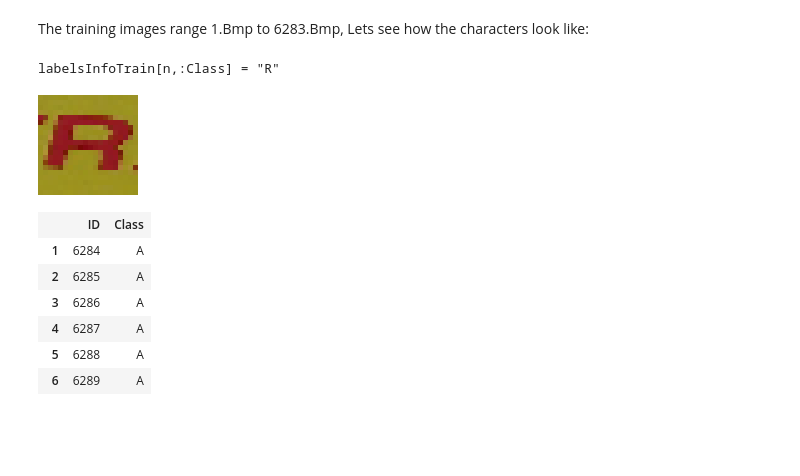
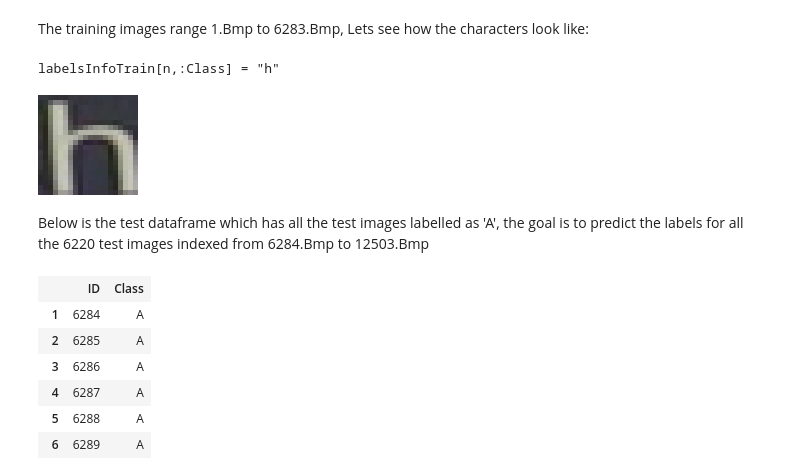
Before and after one commit to abhijithch/MLDemos.jl, a Jupyter notebook: demos/kNN.ipynb, the cells around one changed output. Cells and saved outputs as stored; diff of their text form; code cells hidden in the pictures; blank space fills up the shorter version.

```diff
--- a/demos/kNN.ipynb
+++ b/demos/kNN.ipynb
@@ -58,12 +38,15 @@ p1=Gadfly.plot(x = counts[:Class], y=counts[:x1], Guide.xlabel("Characters"), Gu
 # %% [markdown]
  The training images range 1.Bmp to 6283.Bmp, Lets see how the characters look like:
 # %%
-n=6283
+#1<n<6283
+n=6250
 @show labelsInfoTrain[n,:Class]
 showimtrain(n)
 # %% [output]
-labelsInfoTrain[n,:Class] = "R"
+labelsInfoTrain[n,:Class] = "h"
-[figure, old version]
+[figure, new version]
+# %% [markdown]
+Below is the test dataframe which has all the test images labelled as 'A', the goal is to predict the labels for all the 6220 test images indexed from 6284.Bmp to 12503.Bmp
 # %%
 labelsInfoTest
 # %% [output]
```
Also changed, not shown: parts of 17 cells of this notebook, 4 other files.
